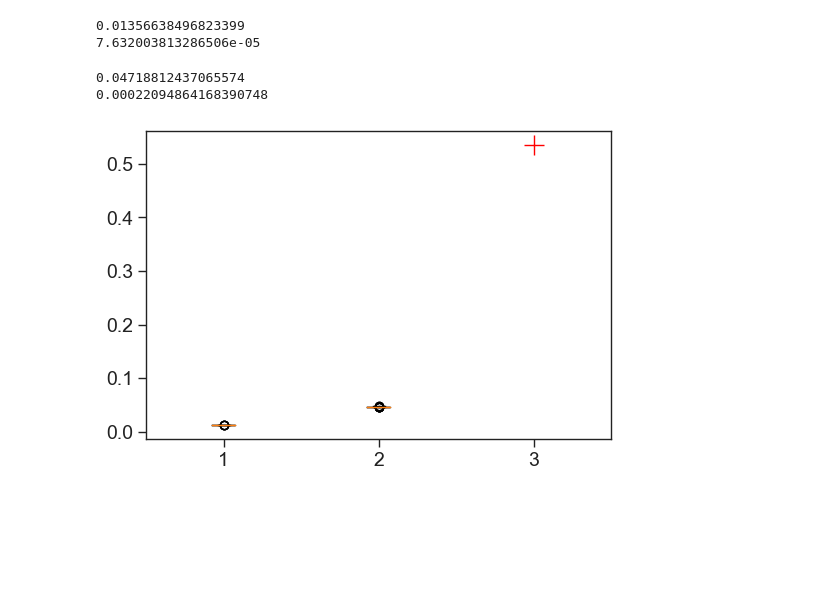
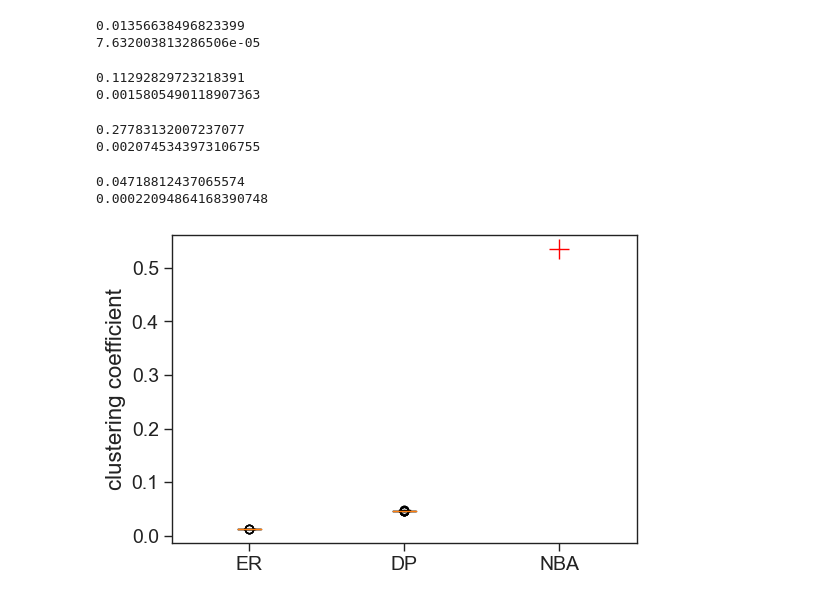
Before and after one commit to MarkusP1/CPSC-572-PROJ, a Jupyter notebook: nba_social_network.ipynb, the cells around one changed output. Drawn from its saved outputs; the diff is of its cells as text; code cells hidden in the pictures; blank space fills up the shorter version.

```diff
--- a/nba_social_network.ipynb
+++ b/nba_social_network.ipynb
@@ -357,6 +372,42 @@ print(np.std(clustering_ER))
 # %% [output]
 0.01356638496823399
 7.632003813286506e-05
+# %%
+# This is just one instance of a random graph. We need to create an ensemble.
+
+modularity_ER = []
+
+for i in range(100): # 1000 is better
+
+    ER = nx.erdos_renyi_graph(GN, p, directed=False)
+    parti = community_louvain.best_partition(ER)
+    M_ER = community_louvain.modularity(parti, ER)
+    modularity_ER.append(M_ER)
+
+
+print(np.mean(modularity_ER))
+print(np.std(modularity_ER))
+# %% [output]
+0.11292829723218391
+0.0015805490118907363
+# %%
+# Let's create the ensemble.
+
+modularity_DP = []
+
+for i in range(100): # 1000 is better
+
+    DES = double_edge_swap(G1,nswap=10*G1.number_of_edges(),max_tries=10000000)
+    parti = community_louvain.best_partition(DES)
+    M_DP = community_louvain.modularity(parti, DES)
+    modularity_DP.append(M_DP)
+
+
+print(np.mean(modularity_DP))
+print(np.std(modularity_DP))
+# %% [output]
+0.27783132007237077
+0.0020745343973106755
 # %%
 # Let's create the ensemble.
 
@@ -387,14 +438,15 @@ mpl.rc('ytick.minor', size=3, width=1)
 mpl.rc('axes', linewidth=1, edgecolor="#222222", labelcolor="#222222")
 mpl.rc('text', usetex=False, color="#222222")
 # %%
+#plot the three clustering coefficient with std deviations
 fig = plt.figure(figsize=(6,4))
 data = [clustering_ER, clustering_DP]
-
 plt.boxplot(data)
 plt.plot(3,C,'r',marker='+',markersize=15)
 ax = plt.gca()
-ax.set_xticks([1,2,3],labels=[1,2,3])
+ax.set_ylabel("clustering coefficient")
+ax.set_xticks([1,2,3],labels=['ER','DP','NBA'])
 plt.xlim([0.5,3.5])
 plt.show()
 # %% [output]
-[figure, old version]
+[figure, new version]
```
Also changed, not shown: parts of 8 cells of this notebook, 3 other files.
